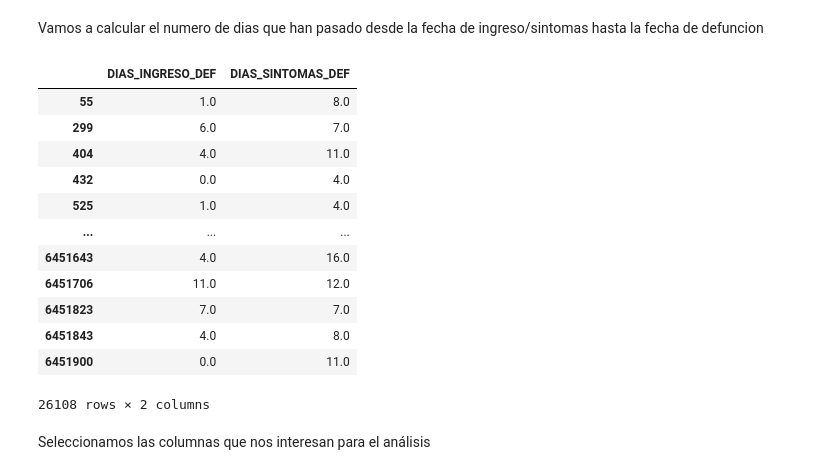
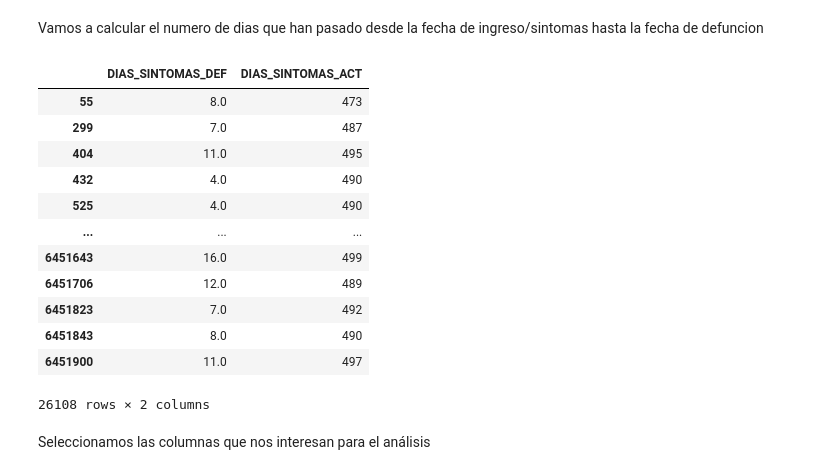
Before and after one commit to 16danielvm/COX-Regression---Covid-19, a Jupyter notebook: Preprocesamiento2022.ipynb, the cells around one changed output. Cells and saved outputs as stored; diff of their text form; code cells hidden in the pictures.

Commit message:
Los pacientes que no fallecieron se cambia los dias transcurridos hasta la fecha de ultima actualización

```diff
--- a/Preprocesamiento2022.ipynb
+++ b/Preprocesamiento2022.ipynb
@@ -75,28 +75,28 @@ df['FECHA_DEF'] = df['FECHA_DEF'].replace('9999-99-99', np.nan)
 # %%
 df['FECHA_DEF'] = pd.to_datetime(df['FECHA_DEF'])
 # %%
-df['FECHA_INGRESO'] = pd.to_datetime(df['FECHA_INGRESO'])
 df['FECHA_SINTOMAS'] = pd.to_datetime(df['FECHA_SINTOMAS'])
+df['FECHA_ACTUALIZACION'] = pd.to_datetime(df['FECHA_ACTUALIZACION'])
 # %% [markdown]
 Vamos a calcular el numero de dias que han pasado desde la fecha de ingreso/sintomas hasta la fecha de defuncion
 # %%
-df['DIAS_INGRESO_DEF'] = (df['FECHA_DEF'] - df['FECHA_INGRESO']).dt.days
 df['DIAS_SINTOMAS_DEF'] = (df['FECHA_DEF'] - df['FECHA_SINTOMAS']).dt.days
+df['DIAS_SINTOMAS_ACT'] = (df['FECHA_ACTUALIZACION'] - df['FECHA_SINTOMAS']).dt.days
 # %%
-df[df['DEFUNCION']== 1][['DIAS_INGRESO_DEF', 'DIAS_SINTOMAS_DEF']]
+df[df['DEFUNCION']== 1][['DIAS_SINTOMAS_DEF','DIAS_SINTOMAS_ACT']]
 # %% [output]
-|  | DIAS_INGRESO_DEF | DIAS_SINTOMAS_DEF |
-| 55 | 1.0 | 8.0 |
-| 299 | 6.0 | 7.0 |
-| 404 | 4.0 | 11.0 |
-| 432 | 0.0 | 4.0 |
-| 525 | 1.0 | 4.0 |
+|  | DIAS_SINTOMAS_DEF | DIAS_SINTOMAS_ACT |
+| 55 | 8.0 | 473 |
+| 299 | 7.0 | 487 |
+| 404 | 11.0 | 495 |
+| 432 | 4.0 | 490 |
+| 525 | 4.0 | 490 |
 | ... | ... | ... |
-| 6451643 | 4.0 | 16.0 |
-| 6451706 | 11.0 | 12.0 |
-| 6451823 | 7.0 | 7.0 |
-| 6451843 | 4.0 | 8.0 |
-| 6451900 | 0.0 | 11.0 |
+| 6451643 | 16.0 | 499 |
+| 6451706 | 12.0 | 489 |
+| 6451823 | 7.0 | 492 |
+| 6451843 | 8.0 | 490 |
+| 6451900 | 11.0 | 497 |
 26108 rows × 2 columns
 # %% [markdown]
 Seleccionamos las columnas que nos interesan para el análisis
```
Also changed, not shown: parts of 23 cells of this notebook, 11 other files.
